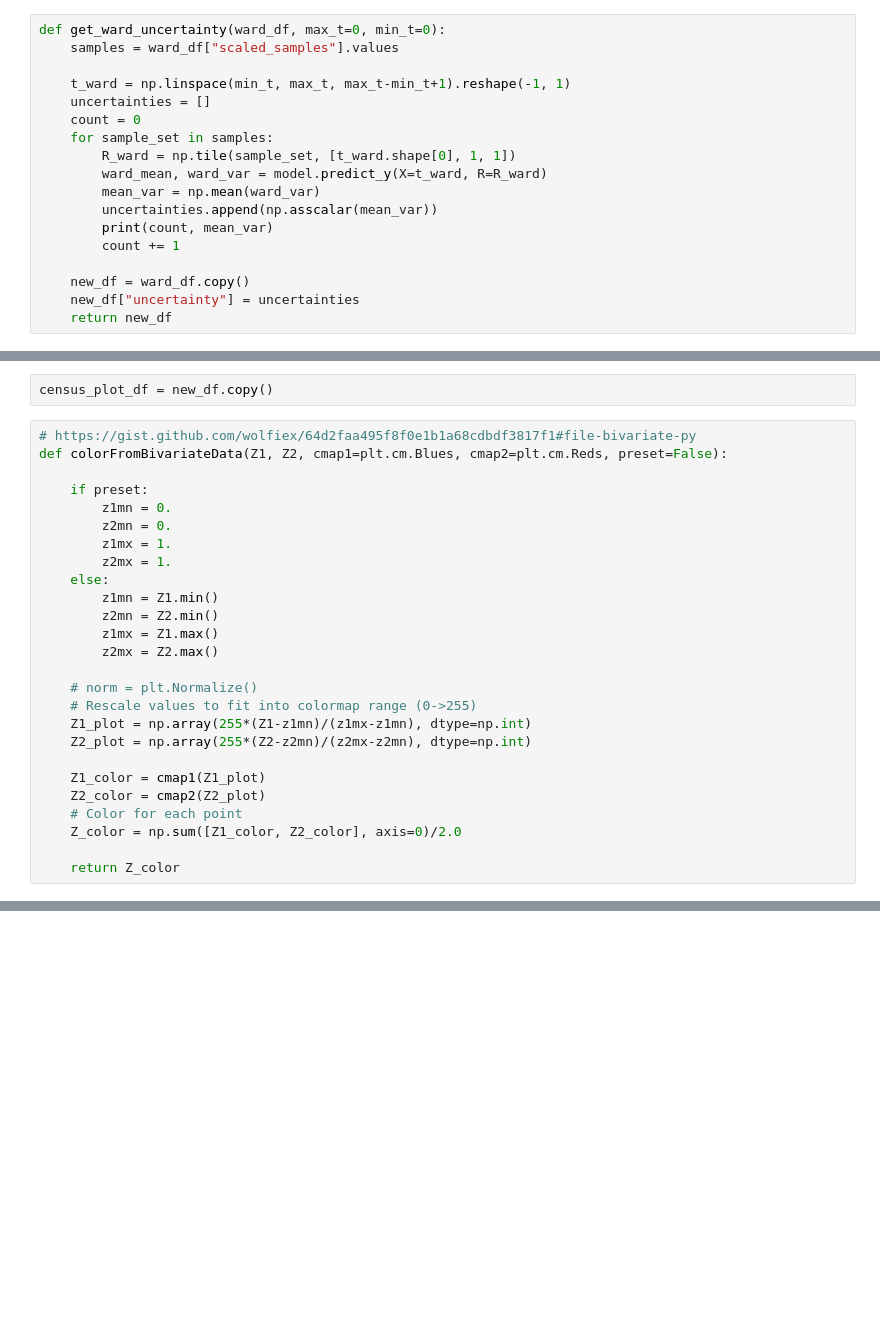
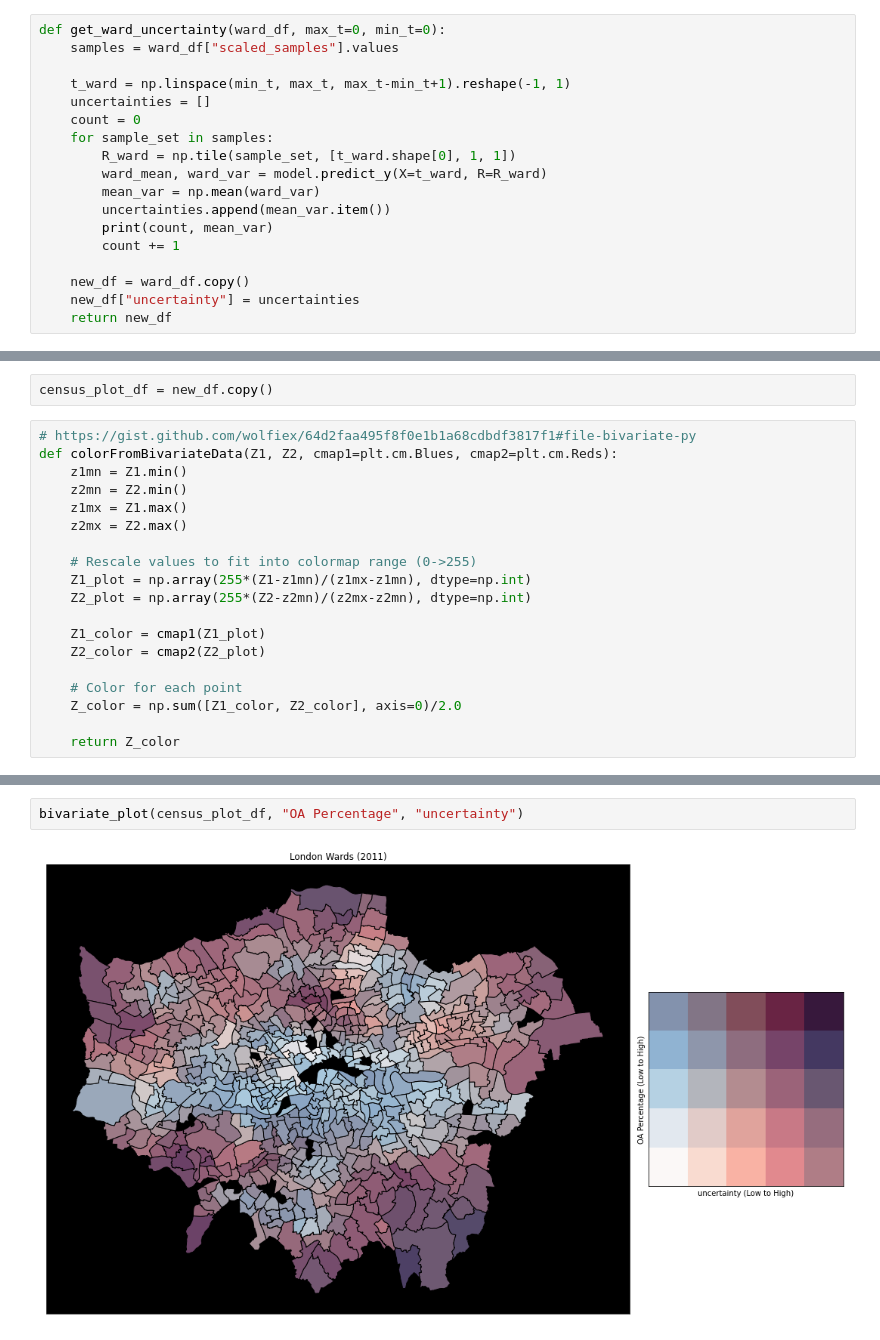
Before and after one commit to bikeclub51/london-aq, a Jupyter notebook: code/gp-models/stsvgp.ipynb, the cells around one changed output, grey strips where cells are left out. Cells and saved outputs as stored; diff of their text form; blank space fills up the shorter version.

```diff
--- a/code/gp-models/stsvgp.ipynb
+++ b/code/gp-models/stsvgp.ipynb
@@ -593,7 +604,7 @@ def get_ward_uncertainty(ward_df, max_t=0, min_t=0):
         R_ward = np.tile(sample_set, [t_ward.shape[0], 1, 1])
         ward_mean, ward_var = model.predict_y(X=t_ward, R=R_ward)
         mean_var = np.mean(ward_var)
-        uncertainties.append(np.asscalar(mean_var))
+        uncertainties.append(mean_var.item())
         print(count, mean_var)
         count += 1
 
@@ -624,26 +635,19 @@ new_df = get_ward_uncertainty(census_plot_df, max_t=1)
 census_plot_df = new_df.copy()
 # %%
 # https://gist.github.com/wolfiex/64d2faa495f8f0e1b1a68cdbdf3817f1#file-bivariate-py
-def colorFromBivariateData(Z1, Z2, cmap1=plt.cm.Blues, cmap2=plt.cm.Reds, preset=False):
+def colorFromBivariateData(Z1, Z2, cmap1=plt.cm.Blues, cmap2=plt.cm.Reds):
+    z1mn = Z1.min()
+    z2mn = Z2.min()
+    z1mx = Z1.max()
+    z2mx = Z2.max()
 
-    if preset:
-        z1mn = 0.
-        z2mn = 0.
-        z1mx = 1.
-        z2mx = 1.
-    else:
-        z1mn = Z1.min()
-        z2mn = Z2.min()
-        z1mx = Z1.max()
-        z2mx = Z2.max()
-
-    # norm = plt.Normalize()
     # Rescale values to fit into colormap range (0->255)
     Z1_plot = np.array(255*(Z1-z1mn)/(z1mx-z1mn), dtype=np.int)
     Z2_plot = np.array(255*(Z2-z2mn)/(z2mx-z2mn), dtype=np.int)
 
     Z1_color = cmap1(Z1_plot)
     Z2_color = cmap2(Z2_plot)
+
     # Color for each point
     Z_color = np.sum([Z1_color, Z2_color], axis=0)/2.0
 
@@ -688,0 +688,4 @@ fig.savefig('bivariate_plot.png', facecolor="white", edgecolor='none')
+# %%
+bivariate_plot(census_plot_df, "OA Percentage", "uncertainty")
+# %% [output]
+[figure, added]
```
Also changed, not shown: parts of 26 cells of this notebook, 1 other file.
